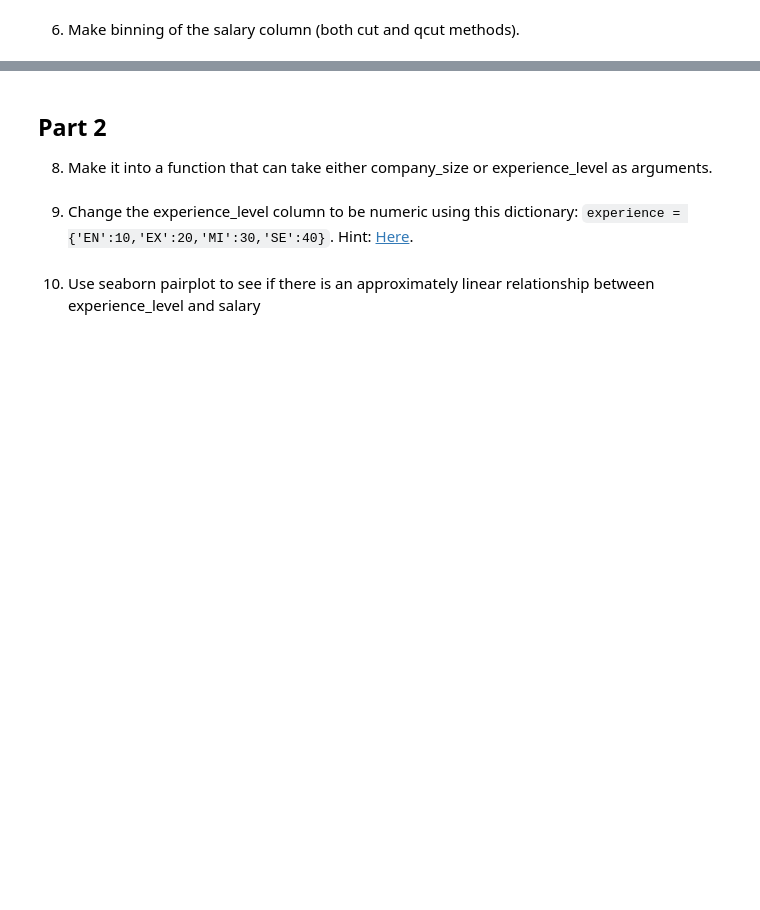
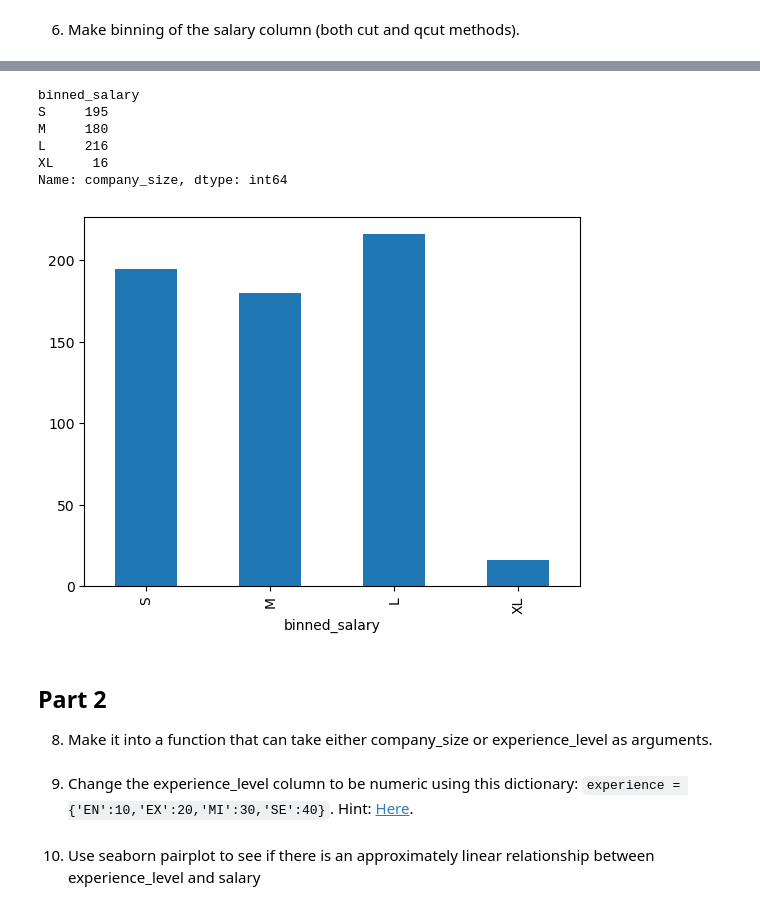
Before and after one commit to ErminDZ/my_notebooks, a Jupyter notebook: 08 Exe solutions.ipynb, the cells around one changed output, grey strips where cells are left out. Cells and saved outputs as stored; diff of their text form; code cells hidden in the pictures; blank space fills up the shorter version.

```diff
--- a/08 Exe solutions.ipynb
+++ b/08 Exe solutions.ipynb
@@ -87,8 +88,9 @@ Name: company_location, Length: 607, dtype: int64
 # %% [markdown]
 5. Normalize the company_location number (relative value between 0-1) ![](https://cdn-images-1.medium.com/max/253/1*Dl3P3Rrzto258X0Ales9Xw.png)
 # %%
-company_col = new_dataframe.columns
-d = preprocessing.normalize(ex.reshape(-1,1))
-scaled_df = pd.DataFrame(d, columns=company_col)
-scaled_df.head()
+bin = [0,75000,120000,250000,600000]
+label = ['S','M','L','XL']
+new_dataframe['binned_salary'] = pd.cut(new_dataframe['salary_in_usd'], bins=bin, labels=label)
+#print(new_dataframe.head())
+print(new_dataframe['binned_salary'])
 # %% [output]
@@ -96,2 +115,6 @@ ValueError: Shape of passed values is (607, 1), indices imply (607, 6)
 # %% [markdown]
 6. Make binning of the salary column (both cut and qcut methods).
+# %%
+quartiles = [0, .25, .5, .75, 1.]
+new_dataframe['binned_salary_qcut'] = pd.qcut(new_dataframe['salary_in_usd'], q=quartiles)
+print(new_dataframe['binned_salary_qcut'])
@@ -101,6 +143,20 @@ ValueError: Shape of passed values is (607, 1), indices imply (607, 6)
 <img src="images/binned_salaries.jpg" width=300/>
 
 Hint: Use pandas Series unstack() method to get a dataframe from a multiindex Series object (The result of making a groupby count on both salary_bins and company_size columns
+# %%
+import matplotlib.pyplot as plt
+company_size = new_dataframe.groupby(by=new_dataframe['binned_salary'])['company_size'].count()
+print(company_size)
+company_size.plot.bar()
+plt.show()
+# %% [output]
+binned_salary
+S     195
+M     180
+L     216
+XL     16
+Name: company_size, dtype: int64
+[figure, added]
 # %% [markdown]
 ## Part 2
 8. Make it into a function that can take either company_size or experience_level as arguments.
```
Also changed, not shown: parts of 3 cells of this notebook, 5 other files.
